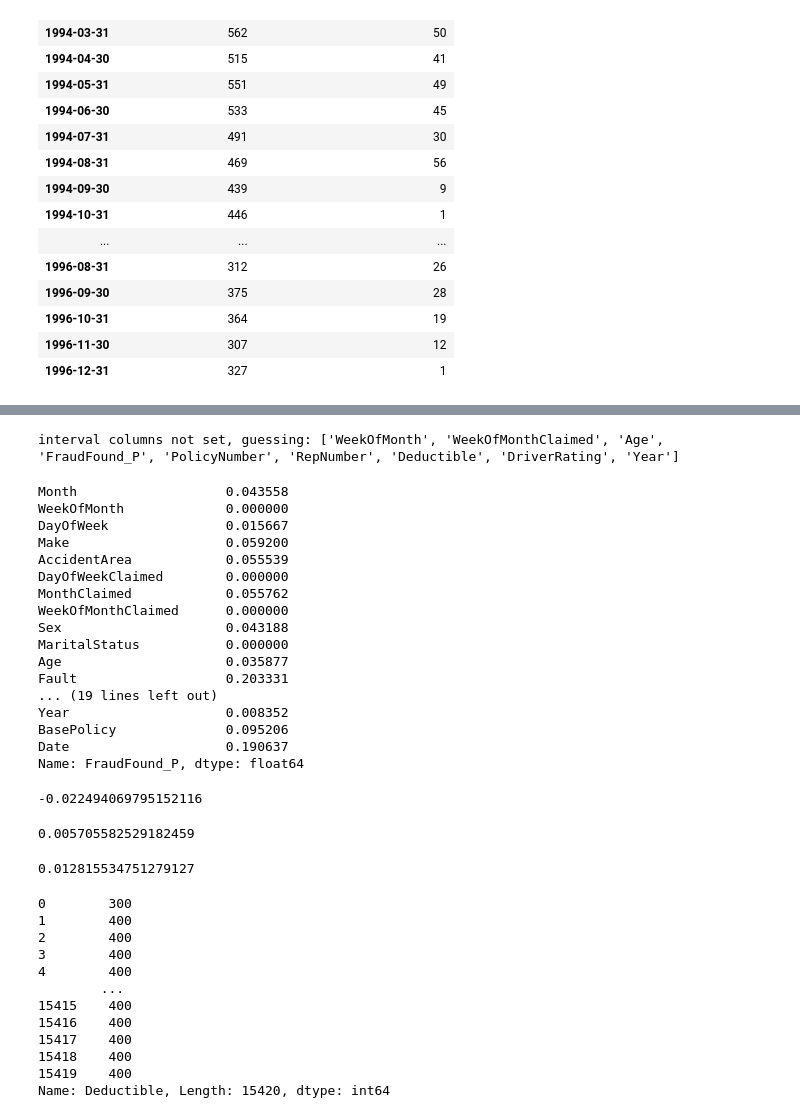
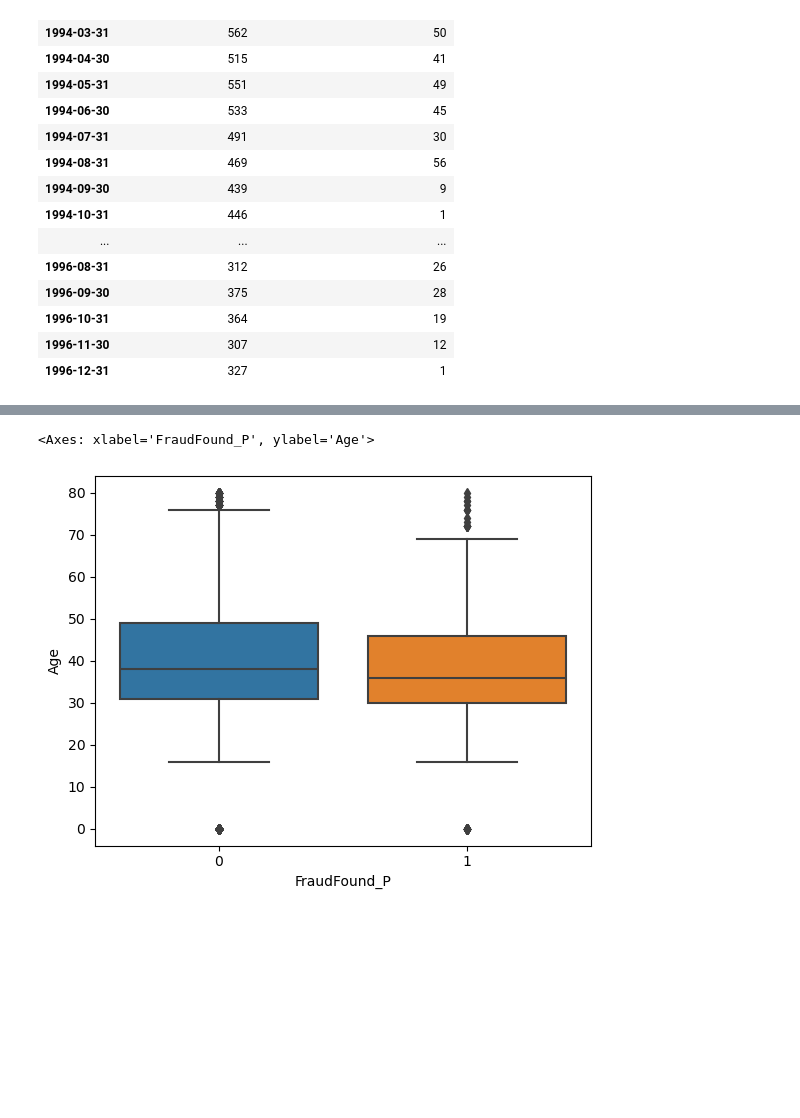
Before and after one commit to smirs/car-insurance-fraud-detection, a Jupyter notebook: fraud_detection.ipynb, the cells around one changed output, grey strips where cells are left out. Saved outputs shown, nothing was run; the diff lists cells and outputs as text; code cells hidden in the pictures; blank space fills up the shorter version.

Commit message:
Added boxplots to EDA

```diff
--- a/fraud_detection.ipynb
+++ b/fraud_detection.ipynb
@@ -253,21 +246,0 @@ sns.heatmap(corr_table)
-# %%
-fraud_data_cleaned.phik_matrix()['FraudFound_P']
-# %% [output]
-interval columns not set, guessing: ['WeekOfMonth', 'WeekOfMonthClaimed', 'Age', 'FraudFound_P', 'PolicyNumber', 'RepNumber', 'Deductible', 'DriverRating', 'Year']
-Month                   0.043558
-WeekOfMonth             0.000000
-DayOfWeek               0.015667
-Make                    0.059200
-AccidentArea            0.055539
-DayOfWeekClaimed        0.000000
-MonthClaimed            0.055762
-WeekOfMonthClaimed      0.000000
-Sex                     0.043188
-MaritalStatus           0.000000
-Age                     0.035877
-Fault                   0.203331
-... (19 lines left out)
-Year                    0.008352
-BasePolicy              0.095206
-Date                    0.190637
-Name: FraudFound_P, dtype: float64
@@ -276,28 +247,5 @@ point_biserial, p_value = stats.pointbiserialr((fraud_data_cleaned['FraudFound_P
-# %%
-point_biserial
-# %% [output]
--0.022494069795152116
-# %%
-p_value
-# %% [output]
-0.005705582529182459
-# %%
-from pypair.association import binary_continuous
-binary_continuous((fraud_data_cleaned['FraudFound_P'] == 1), fraud_data_cleaned['DriverRating'])
-# %% [output]
-0.012815534751279127
-# %%
-fraud_data['DriverRating']
-# %% [output]
-0        300
-1        400
-2        400
-3        400
-4        400
-        ...
-15415    400
-15416    400
-15417    400
-15418    400
-15419    400
-Name: Deductible, Length: 15420, dtype: int64
+# %%
+sns.boxplot(data=fraud_data, x='FraudFound_P', y="Age")
+# %% [output]
+<Axes: xlabel='FraudFound_P', ylabel='Age'>
+[figure, added]
```
Also changed, not shown: parts of 12 cells of this notebook.
